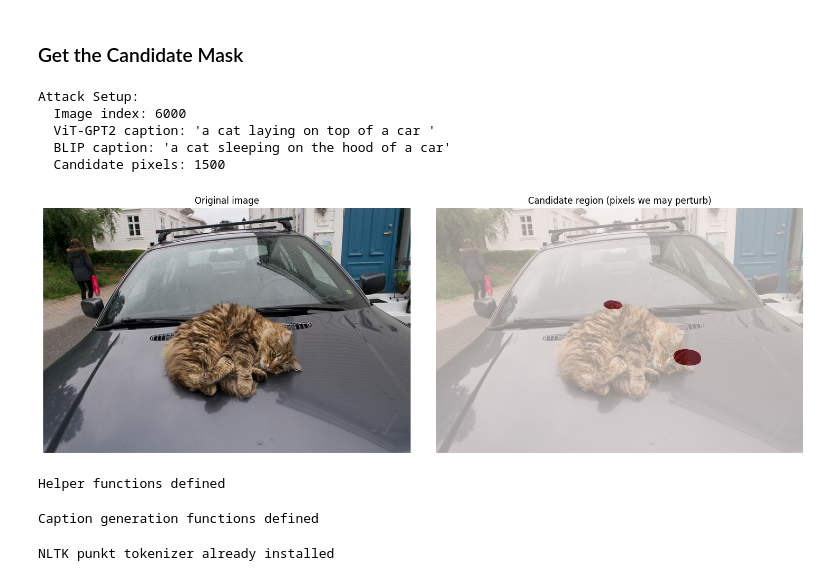
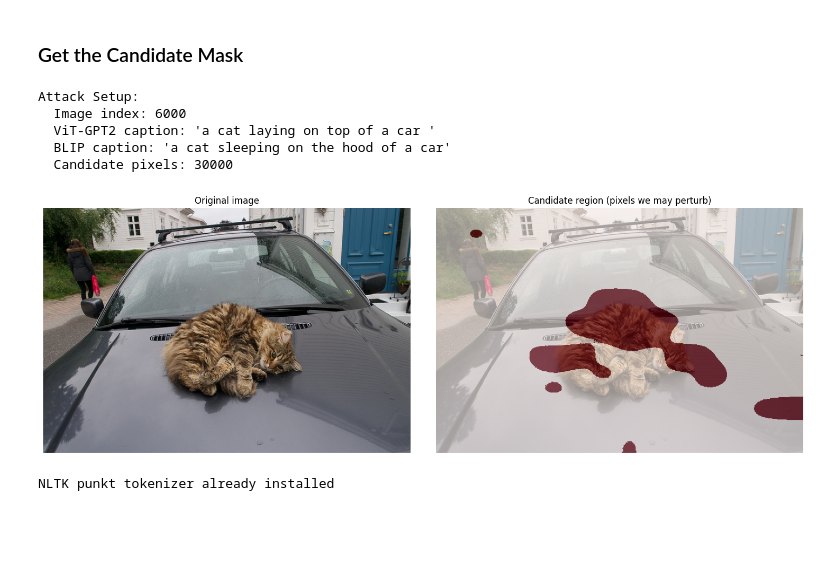
Before and after one commit to seue24/Advanced-Machine-Learning-for-Natural-Language-Processing, a Jupyter notebook: Yoshi_Notebook_2.ipynb, the cells around one changed output. Cells and saved outputs as stored; diff of their text form; code cells hidden in the pictures; blank space fills up the shorter version.

Commit message:
Versuche mit BLIP und vielen Pixeln

```diff
--- a/Yoshi_Notebook_2.ipynb
+++ b/Yoshi_Notebook_2.ipynb
@@ -315,35 +322,35 @@ def show_candidate_region(img, attention_heatmap, candidate_pixels):
 # %%
 ATTACK_IDX = idx
 
 # Load image
 base_img, gt_caps = get_image(ATTACK_IDX)
 
 # Get base captions from BOTH models
 base_caption_vit, cross_attentions, _ = generate_caption_and_attention(base_img, max_length=16)
 base_caption_blip = generate_blip_caption(base_img, max_length=16)
 
 # Aggregate attention (sentence-based)
 attention_heatmap = aggregate_cross_attention(cross_attentions, base_img.size)
 
 # Select candidate pixels
-TOPK_PIXELS = 1500
+TOPK_PIXELS = 30000
 candidate_pixels = get_topk_candidate_pixels(attention_heatmap, k=TOPK_PIXELS)
 
 print(f"Attack Setup:")
 print(f"  Image index: {ATTACK_IDX}")
 print(f"  ViT-GPT2 caption: '{base_caption_vit}'")
 print(f"  BLIP caption: '{base_caption_blip}'")
 print(f"  Candidate pixels: {len(candidate_pixels)}")
 
 # Visualize candidate region
 show_candidate_region(base_img, attention_heatmap, candidate_pixels)
 # %% [output]
 Attack Setup:
   Image index: 6000
   ViT-GPT2 caption: 'a cat laying on top of a car '
   BLIP caption: 'a cat sleeping on the hood of a car'
-  Candidate pixels: 1500
+  Candidate pixels: 30000
-[figure, old version]
+[figure, new version]
 # %%
 def image_to_array(img):
     """Convert PIL image to uint8 numpy array of shape (H, W, 3)."""
@@ -384,29 +391,6 @@ def apply_perturbation(base_array, delta_vec, candidate_pixels):
 
 # Base image as numpy array (used for all perturbations)
 base_array = image_to_array(base_img)
-
-print("Helper functions defined")
-# %% [output]
-Helper functions defined
-# %%
-@torch.no_grad()
-def generate_vit_caption(img, max_length=16):
-    """Generate caption using ViT-GPT2"""
-    pixel_values = feature_extractor(images=img, return_tensors="pt").pixel_values.to(device)
-    generated_ids = model.generate(pixel_values, max_length=max_length, num_beams=1)
-    return tokenizer.decode(generated_ids[0], skip_special_tokens=True)
-
-
-@torch.no_grad()
-def generate_blip_caption(img, max_length=16):
-    """Generate caption using BLIP"""
-    inputs = blip_processor(img, return_tensors="pt").to(device)
-    out = blip_model.generate(**inputs, max_length=max_length, num_beams=1)
-    return blip_processor.decode(out[0], skip_special_tokens=True)
-
-print("Caption generation functions defined")
-# %% [output]
-Caption generation functions defined
 # %%
 import nltk
 try:
```
Also changed, not shown: parts of 10 cells of this notebook.
